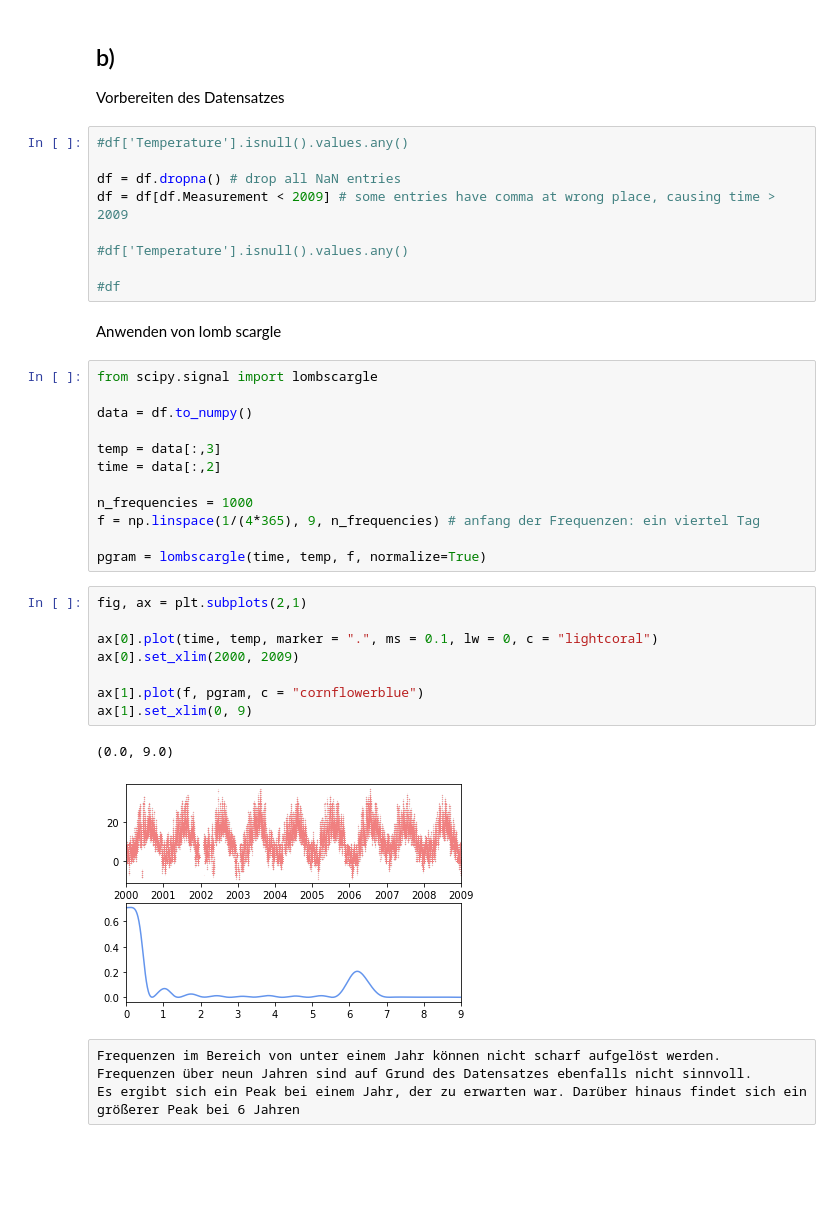
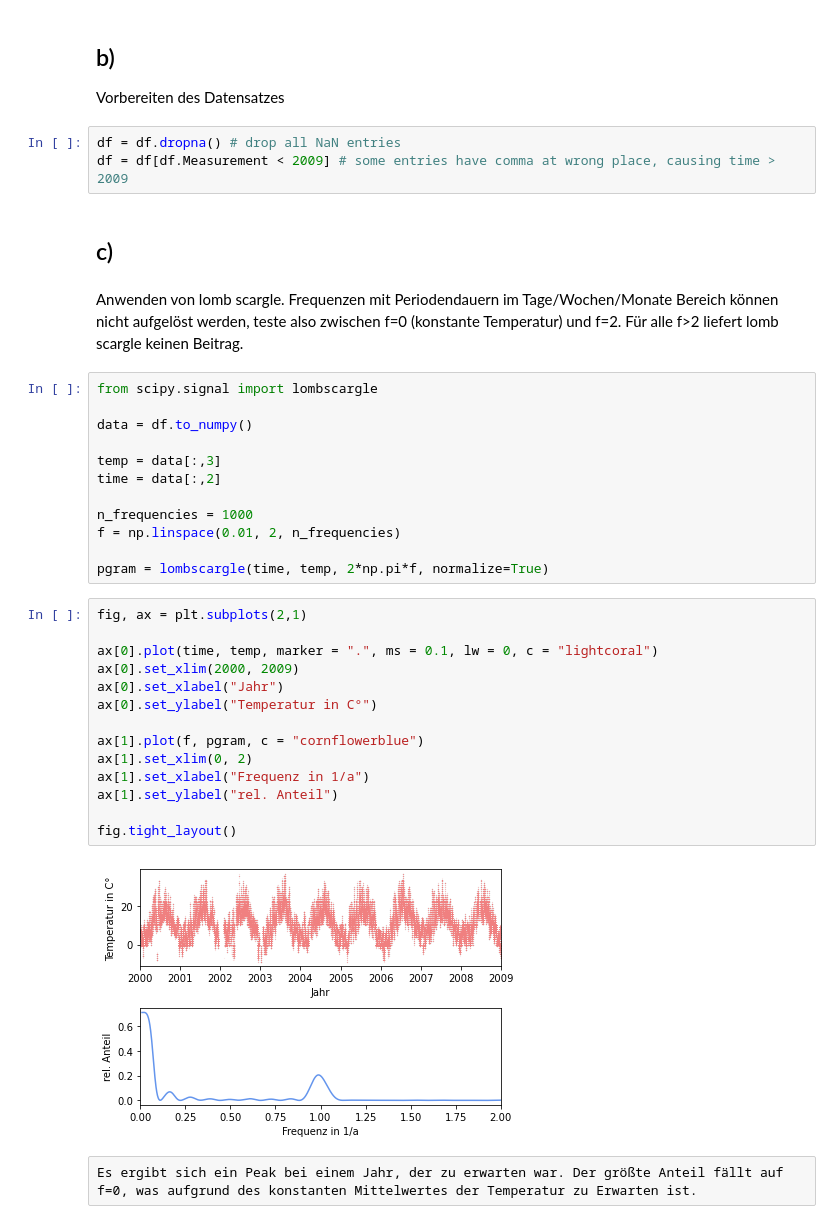
Before and after one commit to ttros/SMD, a Jupyter notebook: SMD B/10/Exercise 18.ipynb, the cells around one changed output. Cells and saved outputs as stored; diff of their text form; blank space fills up the shorter version.

```diff
--- a/SMD B/10/Exercise 18.ipynb
+++ b/SMD B/10/Exercise 18.ipynb
@@ -30,16 +30,14 @@ Fourier Analyse ist nicht möglich, da die Messdaten nicht äquidistant genommen
 ## b)
 Vorbereiten des Datensatzes
 # %%
-#df['Temperature'].isnull().values.any()
-
 df = df.dropna() # drop all NaN entries
 df = df[df.Measurement < 2009] # some entries have comma at wrong place, causing time > 2009
-
-#df['Temperature'].isnull().values.any()
-
-#df
+# %% [markdown]
+## c)
 # %% [markdown]
-Anwenden von lomb scargle
+Anwenden von lomb scargle. Frequenzen mit Periodendauern im Tage/Wochen/Monate Bereich können nicht
+aufgelöst werden, teste also zwischen f=0 (konstante Temperatur) und f=2. Für alle f>2 liefert
+lomb scargle keinen Beitrag.
 # %%
 from scipy.signal import lombscargle
 
@@ -49,21 +47,24 @@ temp = data[:,3]
 time = data[:,2]
 
 n_frequencies = 1000
-f = np.linspace(1/(4*365), 9, n_frequencies) # anfang der Frequenzen: ein viertel Tag
+f = np.linspace(0.01, 2, n_frequencies)
 
-pgram = lombscargle(time, temp, f, normalize=True)
+pgram = lombscargle(time, temp, 2*np.pi*f, normalize=True)
 # %%
 fig, ax = plt.subplots(2,1)
 
 ax[0].plot(time, temp, marker = ".", ms = 0.1, lw = 0, c = "lightcoral")
 ax[0].set_xlim(2000, 2009)
+ax[0].set_xlabel("Jahr")
+ax[0].set_ylabel("Temperatur in C°")
 
 ax[1].plot(f, pgram, c = "cornflowerblue")
-ax[1].set_xlim(0, 9)
+ax[1].set_xlim(0, 2)
+ax[1].set_xlabel("Frequenz in 1/a")
+ax[1].set_ylabel("rel. Anteil")
+
+fig.tight_layout()
 # %% [output]
-(0.0, 9.0)
-[figure, old version]
+[figure, new version]
 # %% [raw]
-Frequenzen im Bereich von unter einem Jahr können nicht scharf aufgelöst werden.
-Frequenzen über neun Jahren sind auf Grund des Datensatzes ebenfalls nicht sinnvoll.
-Es ergibt sich ein Peak bei einem Jahr, der zu erwarten war. Darüber hinaus findet sich ein größerer Peak bei 6 Jahren
+Es ergibt sich ein Peak bei einem Jahr, der zu erwarten war. Der größte Anteil fällt auf f=0, was aufgrund des konstanten Mittelwertes der Temperatur zu Erwarten ist.
```
Also changed, not shown: parts of 1 cell of this notebook.
